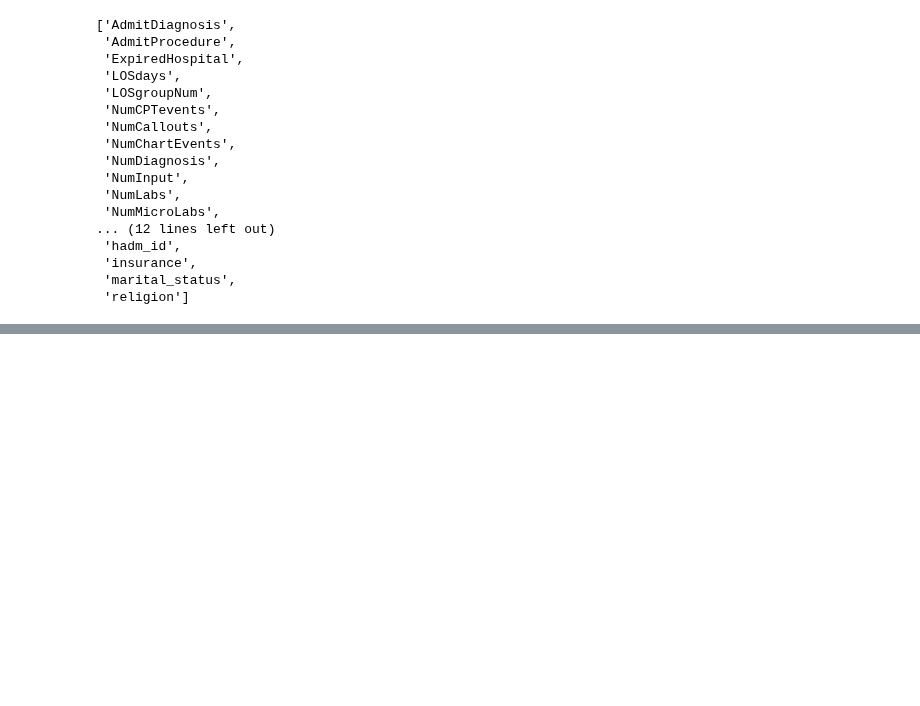
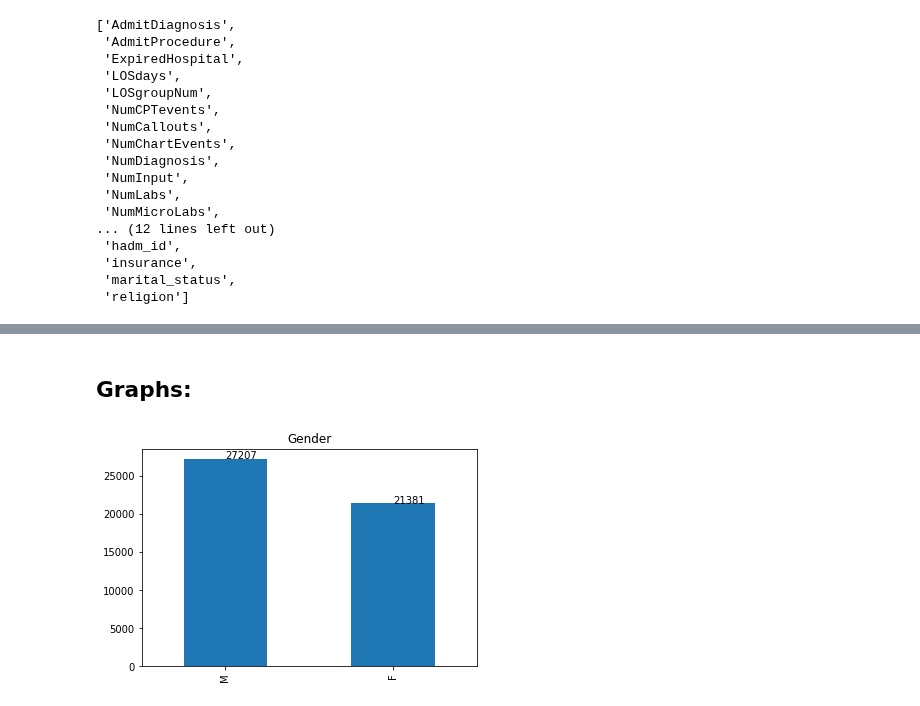
Before and after one commit to derek-y-lee/uclabiostat-thesis, a Jupyter notebook: los-prediction.ipynb, the cells around one changed output, grey strips where cells are left out. Saved outputs shown, nothing was run; the diff lists cells and outputs as text; code cells hidden in the pictures; blank space fills up the shorter version.

Commit message:
added some graphs

```diff
--- a/los-prediction.ipynb
+++ b/los-prediction.ipynb
@@ -97,0 +145,2 @@ array(['Private', 'Medicaid', 'Medicare', 'Government', 'Self Pay'],
+# %%
+raw_completecase = raw.dropna()
@@ -97,0 +617,14 @@ array(['Private', 'Medicaid', 'Medicare', 'Government', 'Self Pay'],
+# %% [markdown]
+## Graphs:
+# %%
+from scipy import stats
+import matplotlib.pylab as plt
+
+%matplotlib inline
+
+(raw_completecase.gender).value_counts().plot(kind='bar')
+for index, value in enumerate(raw_completecase.gender.value_counts()):
+    plt.text(index, value+10, str(value))
+    plt.title("Gender")
+# %% [output]
+[figure, added]
```
Also changed, not shown: parts of 42 cells of this notebook.
